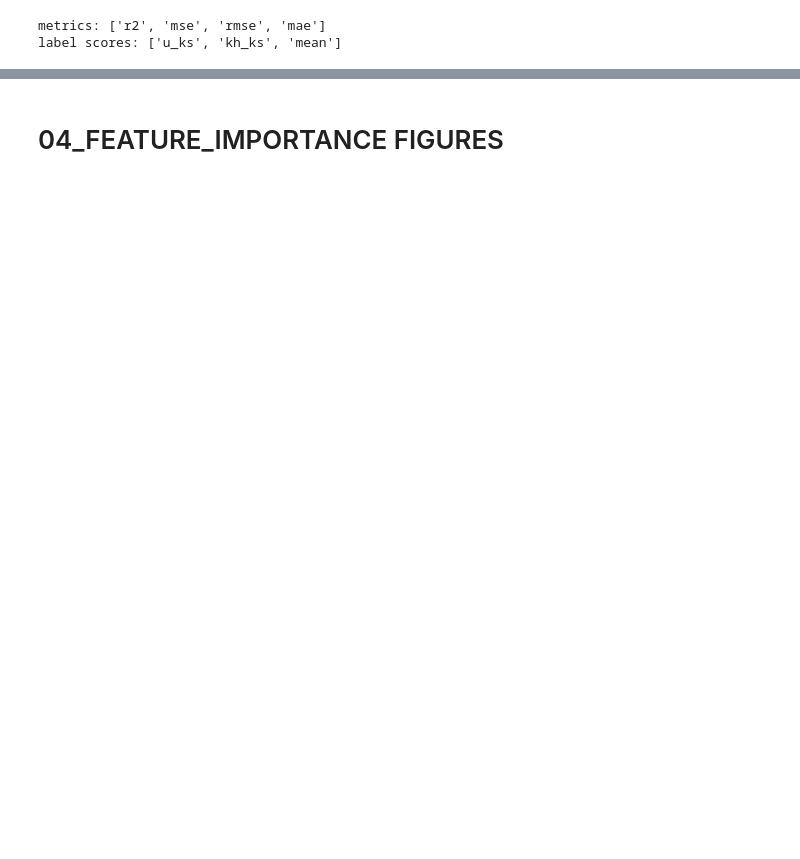
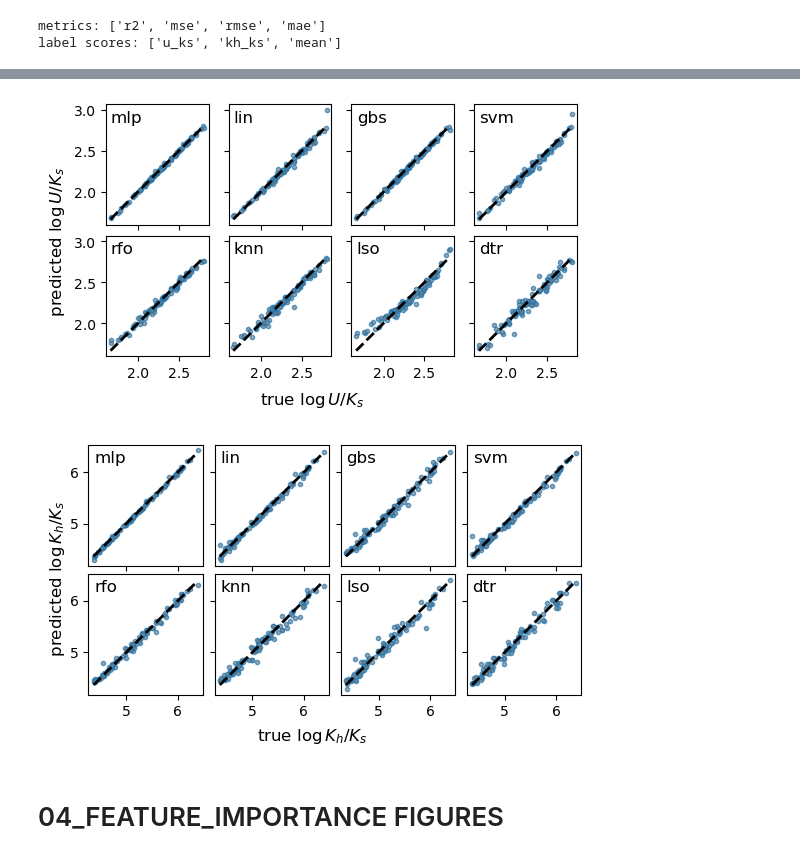
Before and after one commit to ricsatjr/landscape-evolution-ml, a Jupyter notebook: notebooks/figures-jgr-es.ipynb, the cells around one changed output, grey strips where cells are left out. Saved outputs shown, nothing was run; the diff lists cells and outputs as text; code cells hidden in the pictures; blank space fills up the shorter version.

```diff
--- a/notebooks/figures-jgr-es.ipynb
+++ b/notebooks/figures-jgr-es.ipynb
@@ -90,2 +100,65 @@ plt.close("all")
+# %%
+# define input file path
+data_dir = Path.cwd().parent / "outputs" / "features"
+filename="features-all.pkl"
+input_file_path = data_dir / filename
+
+# read pickle file
+with open(input_file_path, "rb") as f:  # "rb" means Read Binary
+    features_df = pickle.load(f)
+# %%
+test_idx=results['_meta']['test_idx']
+features_df.loc[test_idx]
+features=results['_meta']['feature_names']
+labels=results['_meta']['label_names']
+# %%
+# figure settings and formats
+fs_ytlab=8
+fs_xtlab=8
+fs_xlab=fs_xtlab+2
+fs_annot=fs_xlab+2
+fig_width_cm=PAGE_WIDTH_CM*14/14
+fig_height_cm=8
+ms=3
+malpha=0.7
+fig_dpi=600
+
+
+
+plt.close("all")
+
+fig1,axes1=plt.subplots(nrows=2,ncols=4,figsize=(fig_width_cm/2.54,fig_height_cm/2.54),sharex=True,sharey=True)
+fig2,axes2=plt.subplots(nrows=2,ncols=4,figsize=(fig_width_cm/2.54,fig_height_cm/2.54),sharex=True,sharey=True)
+
+axes1=axes1.flatten()
+axes2=axes2.flatten()
+
+for m,model in enumerate(sorted_models[::-1]):
+    rgr=results[model]['final_model']['regressor']
+    ypred=rgr.predict(features_df.loc[test_idx,features])
+    ytrue=features_df.loc[test_idx,labels]
+    axes1[m].plot(np.log10(ytrue.loc[:,labels[0]]),ypred[:,0],marker='o',mfc='0.5',lw=0,ms=ms,alpha=malpha)
+    axes1[m].plot([np.min(np.log10(ytrue.loc[:,labels[0]])),np.max(np.log10(ytrue.loc[:,labels[0]]))],
+                  [np.min(np.log10(ytrue.loc[:,labels[0]])),np.max(np.log10(ytrue.loc[:,labels[0]]))],
+                  ls='--',c='k',lw=2)
+    axes1[m].text(0.05,0.95,model,ha='left',va='top',fontsize=fs_annot,transform=axes1[m].transAxes)
+
+    axes2[m].plot(np.log10(ytrue.loc[:,labels[1]]),ypred[:,1],marker='o',mfc='0.5',lw=0,ms=ms,alpha=malpha)
+    axes2[m].plot([np.min(np.log10(ytrue.loc[:,labels[1]])),np.max(np.log10(ytrue.loc[:,labels[1]]))],
+                  [np.min(np.log10(ytrue.loc[:,labels[1]])),np.max(np.log10(ytrue.loc[:,labels[1]]))],
+                  ls='--',c='k',lw=2)
+    axes2[m].text(0.05,0.95,model,ha='left',va='top',fontsize=fs_annot,transform=axes2[m].transAxes)
+
+    axes1[m].axis('scaled')
+    axes2[m].axis('scaled')
+fig1.supxlabel(fr'true $\log U/K_s$')
+fig2.supxlabel(fr'true $\log K_h/K_s$')
+fig1.supylabel(fr'     predicted $\log U/K_s$')
+fig2.supylabel(fr'     predicted $\log K_h/K_s$')
+fig2.tight_layout(pad=0.5)
+fig1.tight_layout(pad=0.5)
+# %% [output]
+[figure, added]
+[figure, added]
 # %% [markdown]
 # 04_FEATURE_IMPORTANCE FIGURES
```
Also changed, not shown: parts of 3 cells of this notebook.
